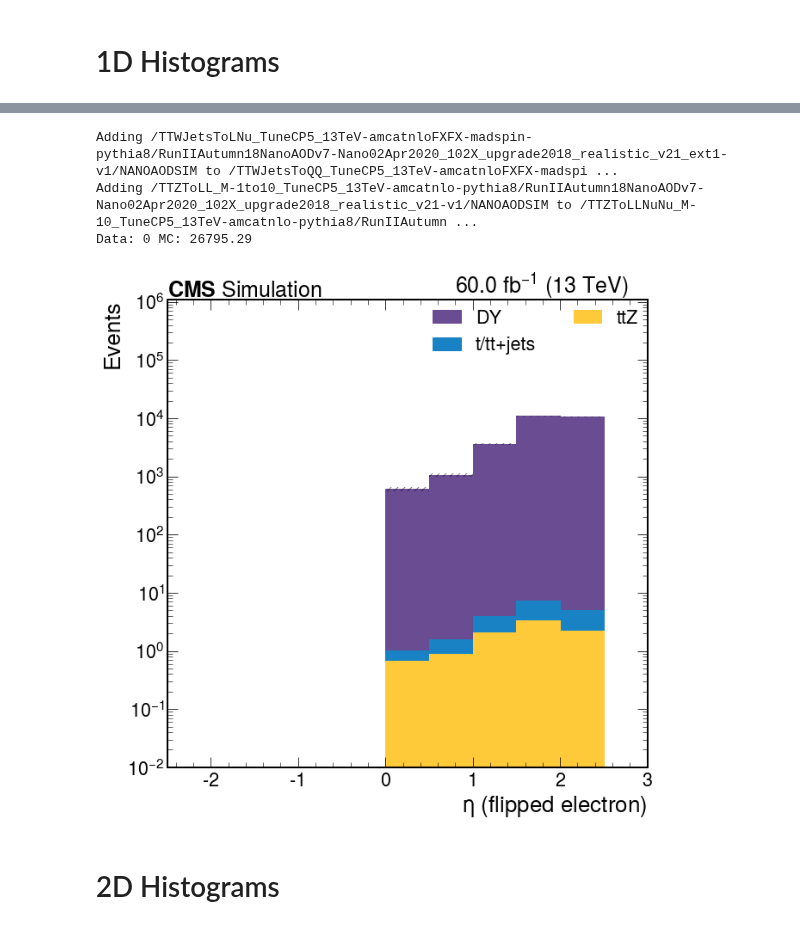
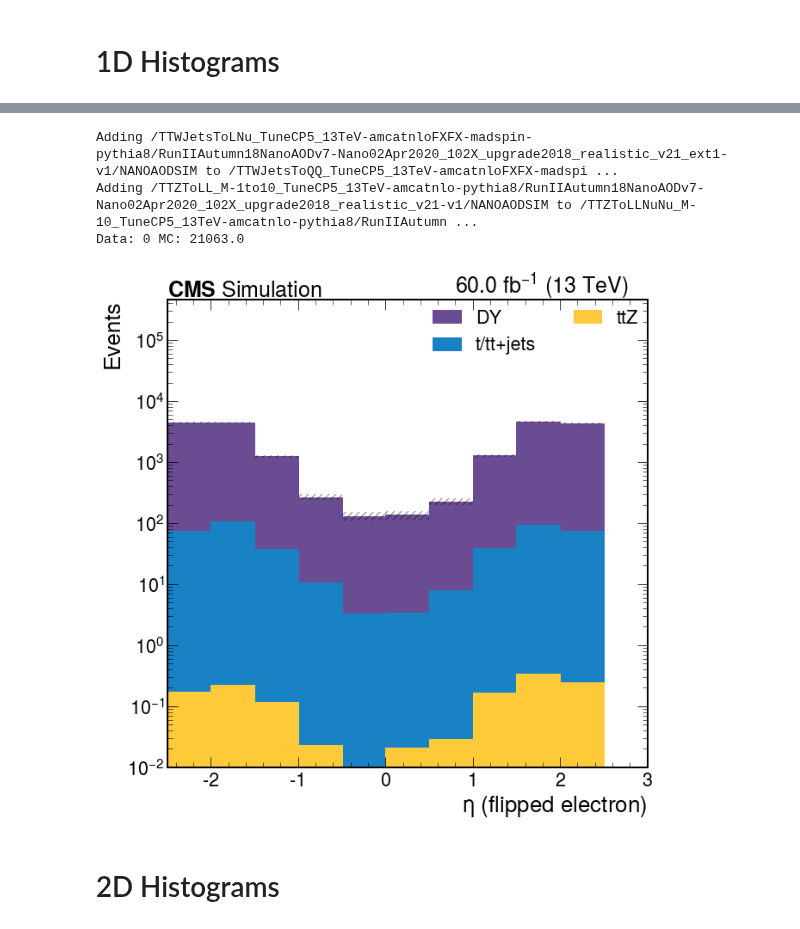
Before and after one commit to JacksonWallace/FCNC, a Jupyter notebook: notebooks/Charge Flip Calculator.ipynb, the cells around one changed output, grey strips where cells are left out. Cells and saved outputs as stored; diff of their text form; code cells hidden in the pictures.

```diff
--- a/notebooks/Charge Flip Calculator.ipynb
+++ b/notebooks/Charge Flip Calculator.ipynb
@@ -27,6 +25,5 @@ ModuleNotFoundError: No module named 'processor.nano_analysis'
 # %%
-from klepto.archives import dir_archive
-from processor.default_acumulators import desired_output, add_processes_to_output
+from processor.default_accumulators import desired_output, add_processes_to_output
 
 from Tools.helpers import get_samples
 from Tools.config_helpers import redirector_ucsd, redirector_fnal
@@ -38,7 +35,7 @@ local = True
 # load the config and the cache
 cfg = loadConfig()
 
-cacheName = 'nano_analysis'
+cacheName = 'charge_flip_calc'
 cache = dir_archive(os.path.join(os.path.expandvars(cfg['caches']['base']), cacheName), serialized=True)
 
 year = 2018
@@ -48,7 +45,7 @@ year = 2018
 samples = get_samples()
 
 # make a fileset, taking the definitions in Tools/nano_mapping.py
-fileset = make_fileset(['DY', 'TTZ', 'top',], samples, redirector=redirector_ucsd, small=True)
+fileset = make_fileset(['DY', 'TTZ', 'top',], samples, redirector=redirector_ucsd, small=False)
 #add back in:
 
 # in order for cutflows to work we need to add every process to the output accumulator
@@ -231,16 +229,16 @@ NameError: name 'scale_and_merge' is not defined
 # %%
-my_hist = scale_and_merge(output['flipped_electron'], samples, fileset, nano_mapping)
+my_hist = scale_and_merge(output['flipped_electron2'], samples, fileset, nano_mapping)
 
 makePlot(my_hist, None, 'eta',
          bins=eta_bins, log=True, normalize=False, axis_label=r'$\eta\ (flipped\ electron)$',
          new_colors=my_colors, new_labels=my_labels,
          order=[nano_mapping['TTZ'][0], nano_mapping['top'][0], nano_mapping['DY'][0]],
         )
 # %% [output]
 Adding /TTWJetsToLNu_TuneCP5_13TeV-amcatnloFXFX-madspin-pythia8/RunIIAutumn18NanoAODv7-Nano02Apr2020_102X_upgrade2018_realistic_v21_ext1-v1/NANOAODSIM to /TTWJetsToQQ_TuneCP5_13TeV-amcatnloFXFX-madspi ...
 Adding /TTZToLL_M-1to10_TuneCP5_13TeV-amcatnlo-pythia8/RunIIAutumn18NanoAODv7-Nano02Apr2020_102X_upgrade2018_realistic_v21-v1/NANOAODSIM to /TTZToLLNuNu_M-10_TuneCP5_13TeV-amcatnlo-pythia8/RunIIAutumn ...
-Data: 0 MC: 26795.29
+Data: 0 MC: 21063.0
-[figure, old version]
+[figure, new version]
 # %% [markdown]
 # 2D Histograms
 # %%
```
Also changed, not shown: parts of 19 cells of this notebook, 6 other files.
